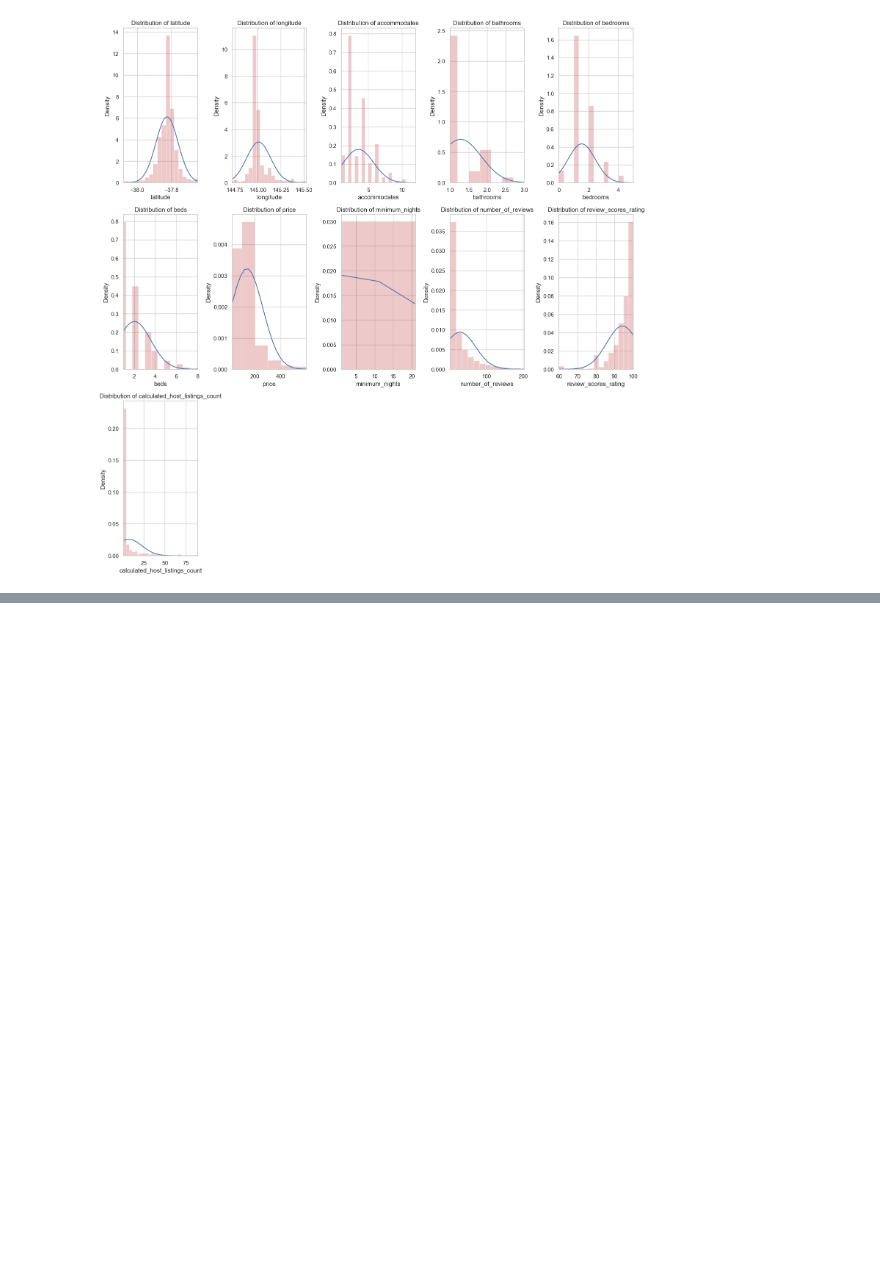
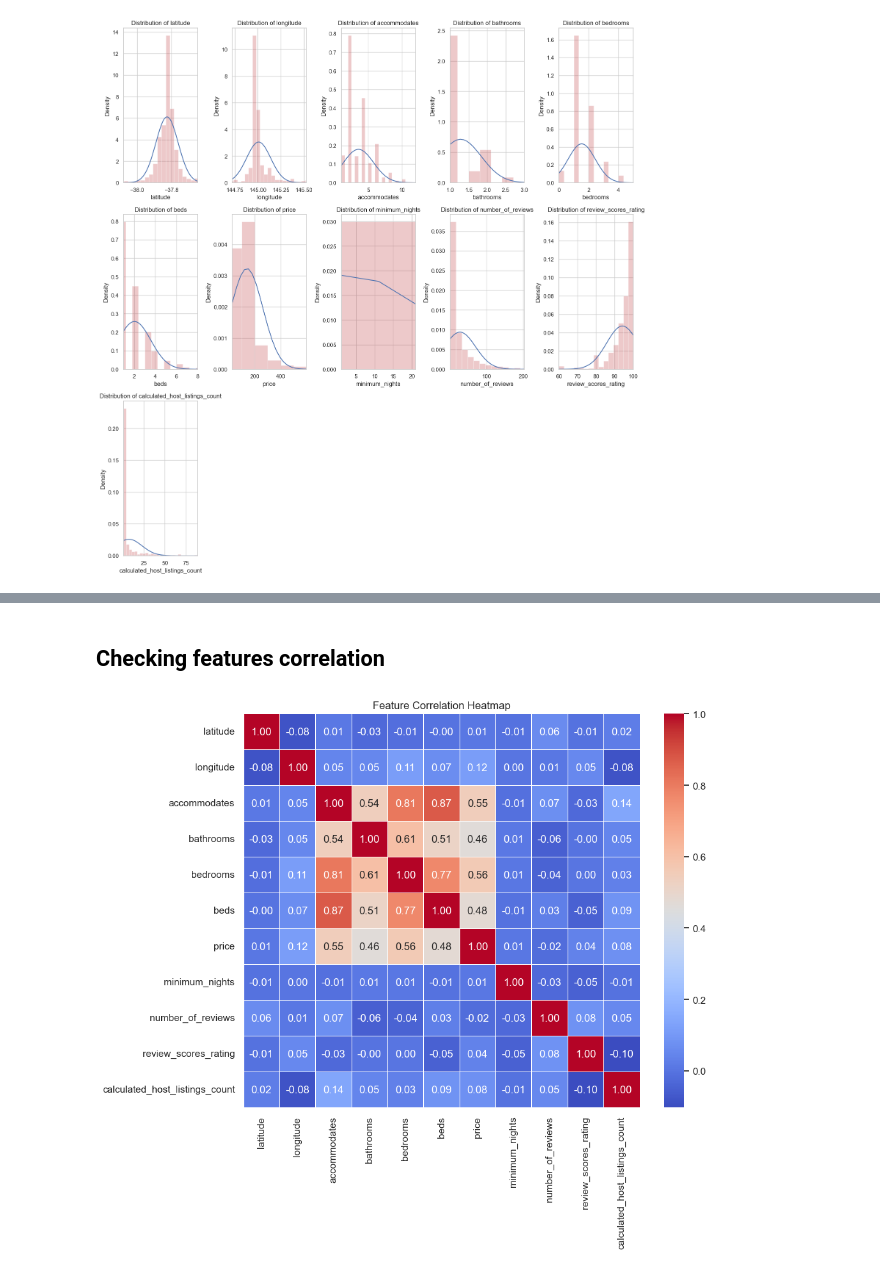
Before and after one commit to LocLe611/melbourne_airbnb-price-listing-predictions, a Jupyter notebook: main.ipynb, the cells around one changed output, grey strips where cells are left out. Saved outputs shown, nothing was run; the diff lists cells and outputs as text; code cells hidden in the pictures; blank space fills up the shorter version.

Commit message:
feat: Partially finish EDA + Finish data splitting, data preprocessing + moving on to model's fitting/training and model's evaluation

```diff
--- a/main.ipynb
+++ b/main.ipynb
@@ -208,0 +231,27 @@ Training set splits - Columns of numeric data distribution:
+# %% [markdown]
+## Checking features correlation
+# %%
+# Load dataset
+df = train_df.copy()
+
+# Select only numeric features (correlation only works on numbers)
+numeric_df = df.select_dtypes(include=["number"])
+
+# Compute correlation matrix
+corr_matrix = numeric_df.corr()
+
+# Plot heatmap
+plt.figure(figsize=(10, 8))
+
+sns.heatmap(
+    corr_matrix,
+    annot=True,  # Show correlation values
+    fmt=".2f",  # Format to 2 decimal places
+    cmap="coolwarm",  # Color scheme (blue = low, red = high)
+    linewidths=0.5,
+)
+
+plt.title("Feature Correlation Heatmap")
+plt.show()
+# %% [output]
+[figure, added]
```
Also changed, not shown: parts of 26 cells of this notebook, 4 other files.
